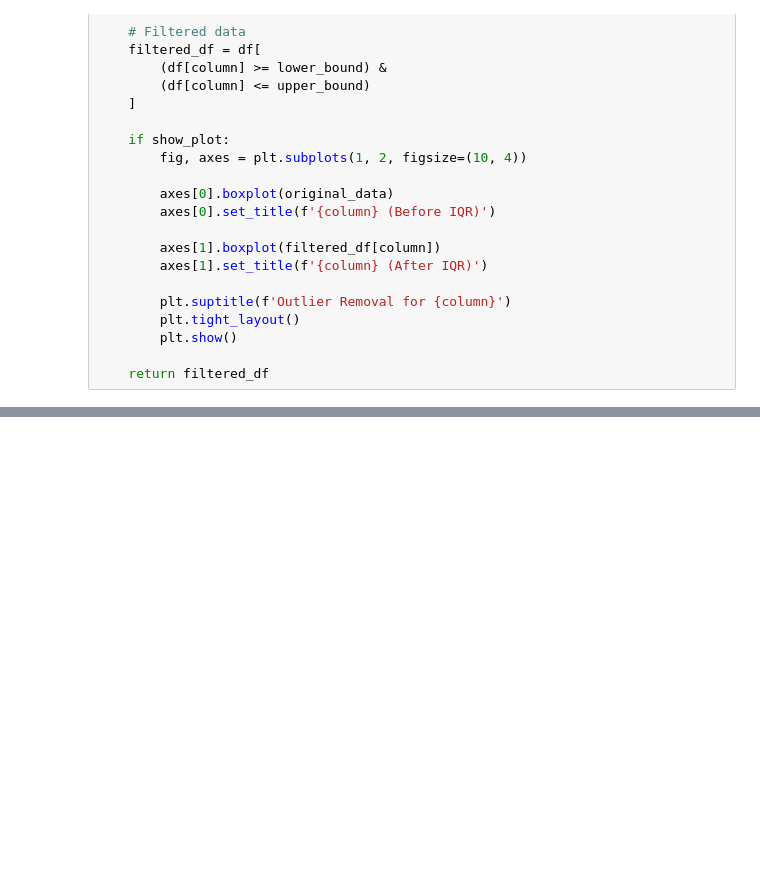
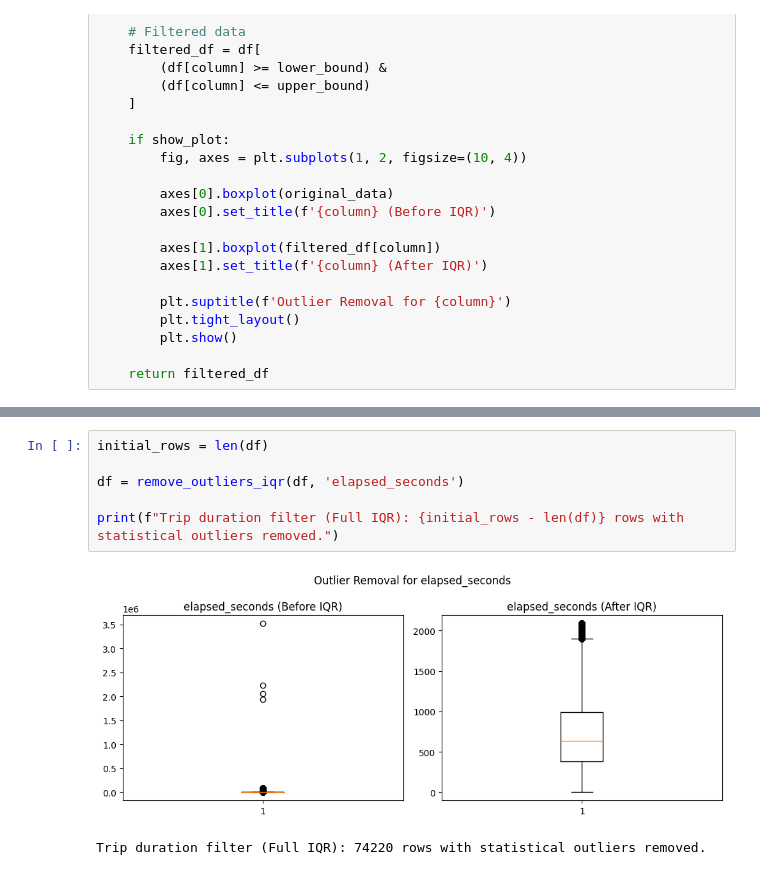
Before and after one commit to saraghafoury/Urban-Ride-Time-Prediction, a Jupyter notebook: notrbook/Data_Cleaning.ipynb, the cells around one changed output, grey strips where cells are left out. Drawn from its saved outputs; the diff is of its cells as text; blank space fills up the shorter version.

```diff
--- a/notrbook/Data_Cleaning.ipynb
+++ b/notrbook/Data_Cleaning.ipynb
@@ -47,0 +120,9 @@ def remove_outliers_iqr(df, column, show_plot=True):
+# %%
+initial_rows = len(df)
+
+df = remove_outliers_iqr(df, 'elapsed_seconds')
+
+print(f"Trip duration filter (Full IQR): {initial_rows - len(df)} rows with statistical outliers removed.")
+# %% [output]
+[figure, added]
+Trip duration filter (Full IQR): 74220 rows with statistical outliers removed.
```
Also changed, not shown: parts of 10 cells of this notebook.
